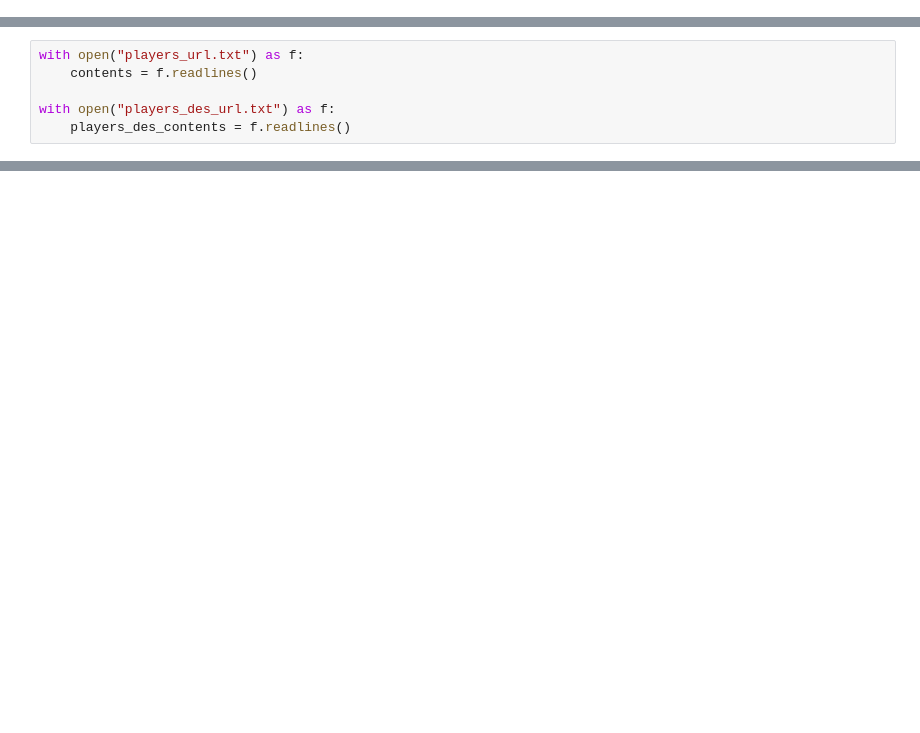
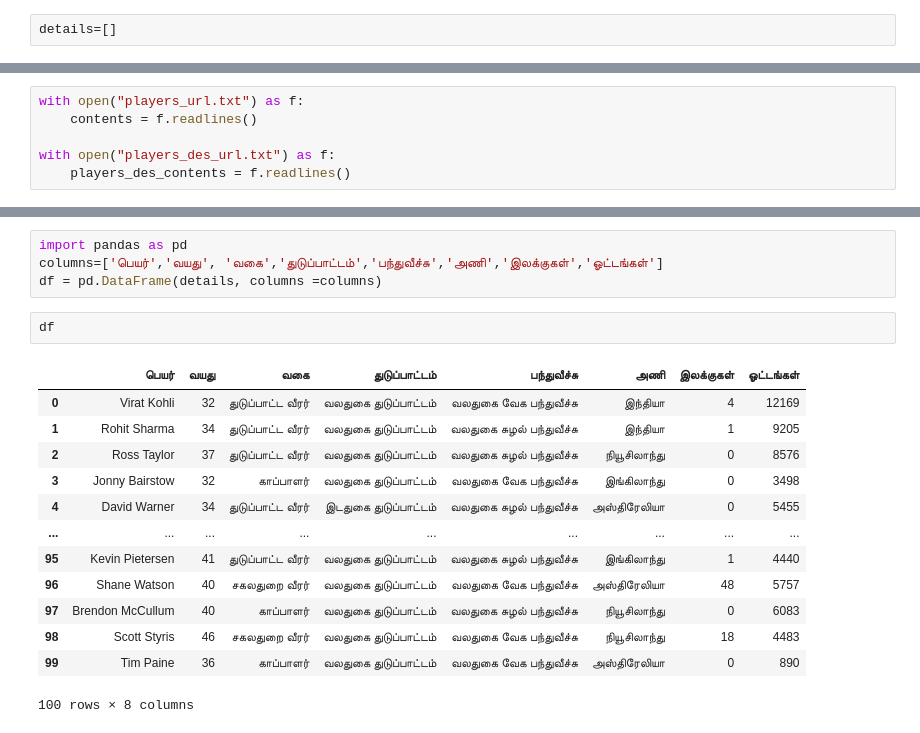
Before and after one commit to sthenusan/SearchEngine-IR, a Jupyter notebook: Web Scraping Cricbuzz for a player.ipynb, the cells around one changed output, grey strips where cells are left out. Drawn from its saved outputs; the diff is of its cells as text; blank space fills up the shorter version.

```diff
--- a/Web Scraping Cricbuzz for a player.ipynb
+++ b/Web Scraping Cricbuzz for a player.ipynb
@@ -99,0 +7,2 @@ def getdetails(req,req_des):
+# %%
+details=[]
@@ -129,0 +198,20 @@ for j in range(len(contents)):
+# %%
+import pandas as pd
+columns=['பெயர்','வயது', 'வகை','துடுப்பாட்டம்','பந்துவீச்சு','அணி','இலக்குகள்','ஓட்டங்கள்']
+df = pd.DataFrame(details, columns =columns)
+# %%
+df
+# %% [output]
+|  | பெயர் | வயது | வகை | துடுப்பாட்டம் | பந்துவீச்சு | அணி | இலக்குகள் | ஓட்டங்கள் |
+| 0 | Virat Kohli | 32 | துடுப்பாட்ட வீரர் | வலதுகை துடுப்பாட்டம் | வலதுகை வேக பந்துவீச்சு | இந்தியா | 4 | 12169 |
+| 1 | Rohit Sharma | 34 | துடுப்பாட்ட வீரர் | வலதுகை துடுப்பாட்டம் | வலதுகை சுழல் பந்துவீச்சு | இந்தியா | 1 | 9205 |
+| 2 | Ross Taylor | 37 | துடுப்பாட்ட வீரர் | வலதுகை துடுப்பாட்டம் | வலதுகை சுழல் பந்துவீச்சு | நியூசிலாந்து | 0 | 8576 |
+| 3 | Jonny Bairstow | 32 | காப்பாளர் | வலதுகை துடுப்பாட்டம் | வலதுகை வேக பந்துவீச்சு | இங்கிலாந்து | 0 | 3498 |
+| 4 | David Warner | 34 | துடுப்பாட்ட வீரர் | இடதுகை துடுப்பாட்டம் | வலதுகை சுழல் பந்துவீச்சு | அஸ்திரேலியா | 0 | 5455 |
+| ... | ... | ... | ... | ... | ... | ... | ... | ... |
+| 95 | Kevin Pietersen | 41 | துடுப்பாட்ட வீரர் | வலதுகை துடுப்பாட்டம் | வலதுகை சுழல் பந்துவீச்சு | இங்கிலாந்து | 1 | 4440 |
+| 96 | Shane Watson | 40 | சகலதுறை வீரர் | வலதுகை துடுப்பாட்டம் | வலதுகை வேக பந்துவீச்சு | அஸ்திரேலியா | 48 | 5757 |
+| 97 | Brendon McCullum | 40 | காப்பாளர் | வலதுகை துடுப்பாட்டம் | வலதுகை சுழல் பந்துவீச்சு | நியூசிலாந்து | 0 | 6083 |
+| 98 | Scott Styris | 46 | சகலதுறை வீரர் | வலதுகை துடுப்பாட்டம் | வலதுகை வேக பந்துவீச்சு | நியூசிலாந்து | 18 | 4483 |
+| 99 | Tim Paine | 36 | காப்பாளர் | வலதுகை துடுப்பாட்டம் | வலதுகை வேக பந்துவீச்சு | அஸ்திரேலியா | 0 | 890 |
+100 rows × 8 columns
```
Also changed, not shown: parts of 12 cells of this notebook.
